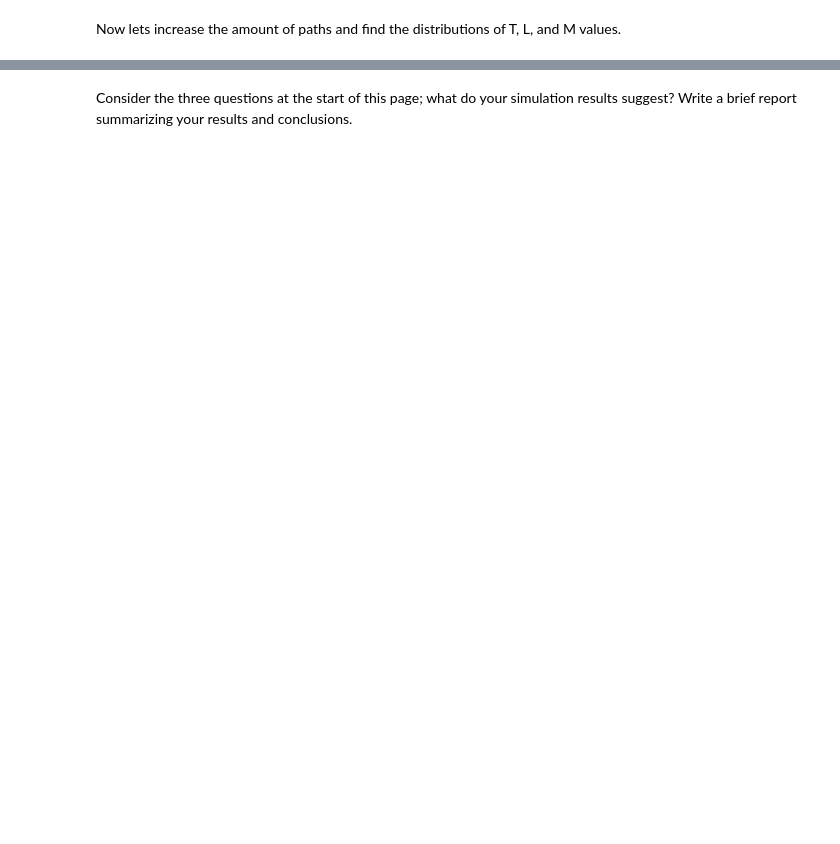
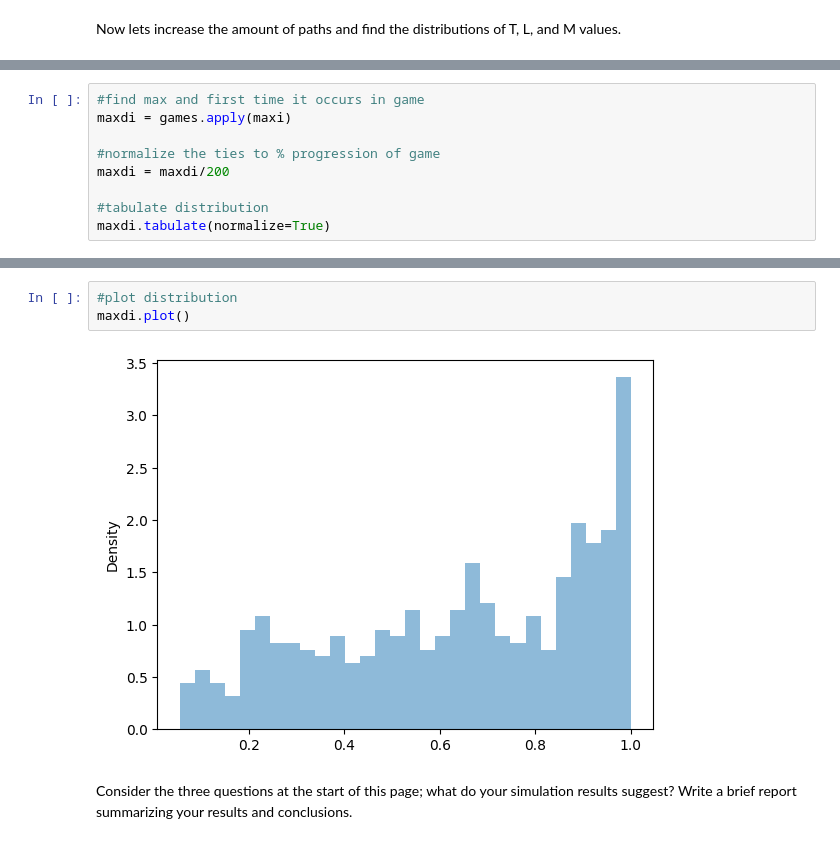
Before and after one commit to NRJaggers/Applied-Stochastic-Processes, a Jupyter notebook: Applications/1-Simple_Random_Walk/Simple_Random_Walk.ipynb, the cells around one changed output, grey strips where cells are left out. Saved outputs shown, nothing was run; the diff lists cells and outputs as text; blank space fills up the shorter version.

```diff
--- a/Applications/1-Simple_Random_Walk/Simple_Random_Walk.ipynb
+++ b/Applications/1-Simple_Random_Walk/Simple_Random_Walk.ipynb
@@ -174,0 +226,9 @@ tie
+# %%
+#find max and first time it occurs in game
+maxdi = games.apply(maxi)
+
+#normalize the ties to % progression of game
+maxdi = maxdi/200
+
+#tabulate distribution
+maxdi.tabulate(normalize=True)
@@ -175,2 +252,7 @@ tie
+# %%
+#plot distribution
+maxdi.plot()
+# %% [output]
+[figure, added]
 # %% [markdown]
 Consider the three questions at the start of this page; what do your simulation results suggest? Write a brief report summarizing your results and conclusions.
```
Also changed, not shown: parts of 15 cells of this notebook.
